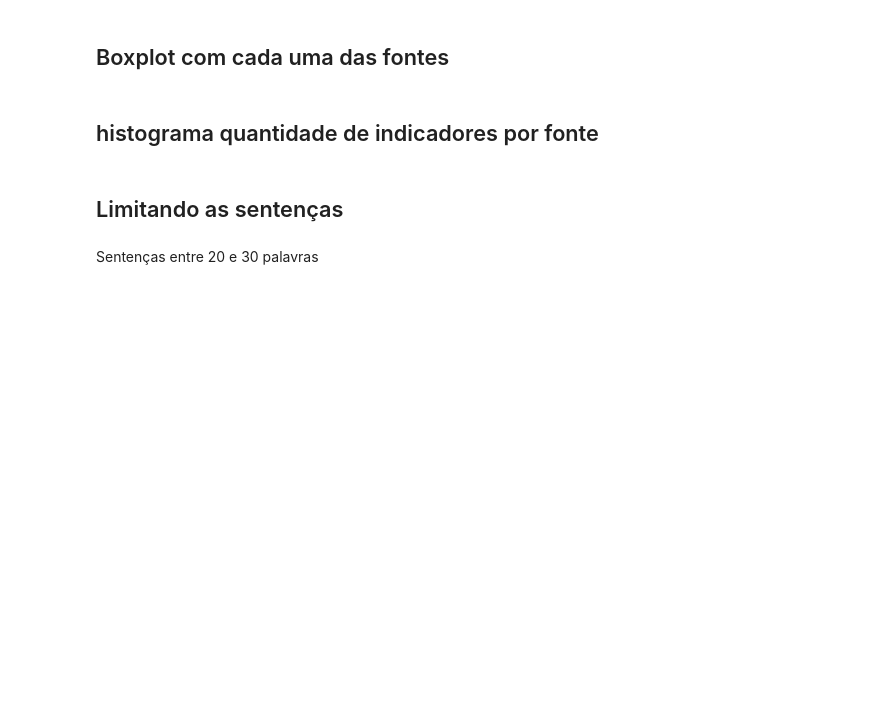
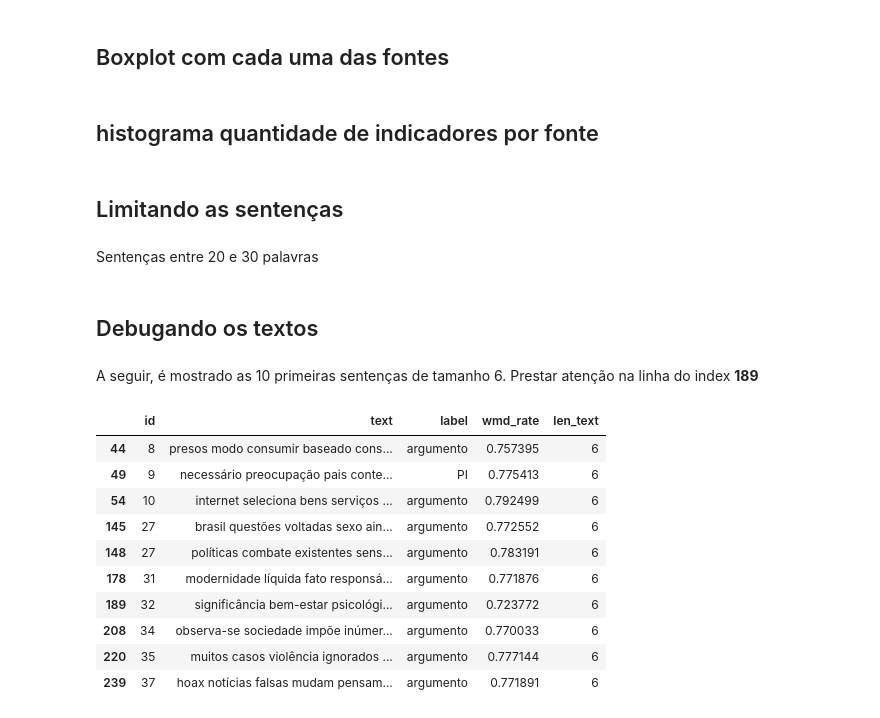
Before and after one commit to filipegl/arg-mining-indicators-ptbr, a Jupyter notebook: analisys-redacoes.ipynb, the cells around one changed output. Saved outputs shown, nothing was run; the diff lists cells and outputs as text; code cells hidden in the pictures; blank space fills up the shorter version.

```diff
--- a/analisys-redacoes.ipynb
+++ b/analisys-redacoes.ipynb
@@ -214,2 +233,22 @@ ranges=[
 for init, final in ranges:
     show_ranged_boxplot(init, final)
+# %% [markdown]
+## Debugando os textos
+# %% [markdown]
+A seguir, é mostrado as 10 primeiras sentenças de tamanho 6.
+Prestar atenção na linha do index **189**
+# %%
+with pd.option_context('display.max_colwidth', None):
+    display(all_indicators_df[all_indicators_df['len_text'] == 6].head(10))
+# %% [output]
+|  | id | text | label | wmd_rate | len_text |
+| 44 | 8 | presos modo consumir baseado cons... | argumento | 0.757395 | 6 |
+| 49 | 9 | necessário preocupação pais conte... | PI | 0.775413 | 6 |
+| 54 | 10 | internet seleciona bens serviços ... | argumento | 0.792499 | 6 |
+| 145 | 27 | brasil questões voltadas sexo ain... | argumento | 0.772552 | 6 |
+| 148 | 27 | políticas combate existentes sens... | argumento | 0.783191 | 6 |
+| 178 | 31 | modernidade líquida fato responsá... | argumento | 0.771876 | 6 |
+| 189 | 32 | significância bem-estar psicológi... | argumento | 0.723772 | 6 |
+| 208 | 34 | observa-se sociedade impõe inúmer... | argumento | 0.770033 | 6 |
+| 220 | 35 | muitos casos violência ignorados ... | argumento | 0.777144 | 6 |
+| 239 | 37 | hoax notícias falsas mudam pensam... | argumento | 0.771891 | 6 |
```
Also changed, not shown: parts of 3 cells of this notebook.
